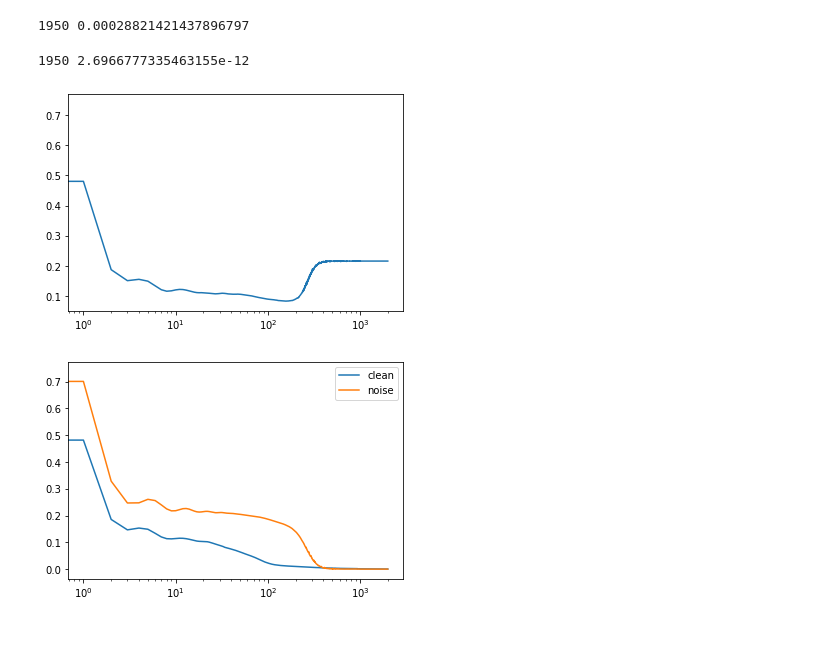
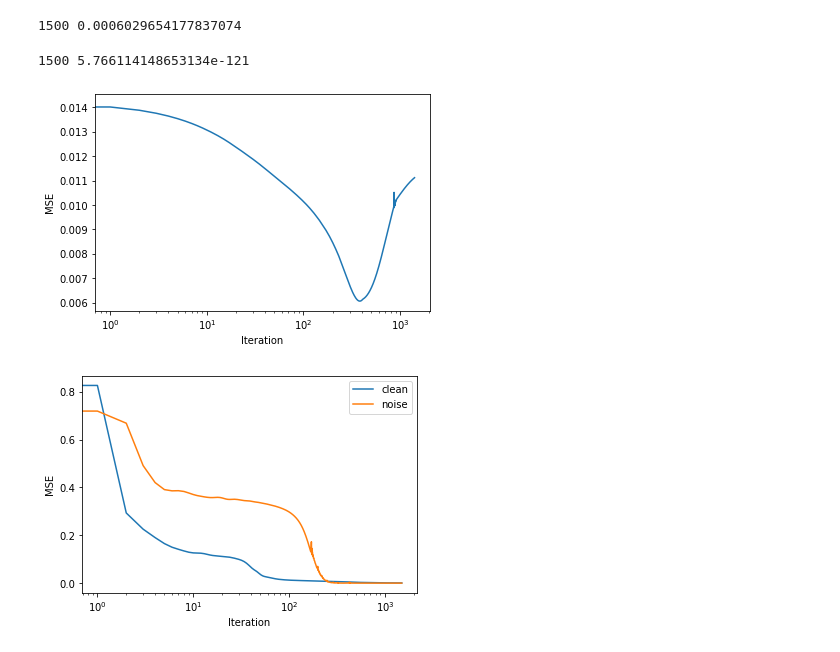
Before and after one commit to MLI-lab/imaging_MLPs, a Jupyter notebook: untrained/denoising_mixer_noU.ipynb, the cells around one changed output. Saved outputs shown, nothing was run; the diff lists cells and outputs as text; code cells hidden in the pictures.

```diff
--- a/untrained/denoising_mixer_noU.ipynb
+++ b/untrained/denoising_mixer_noU.ipynb
@@ -51,9 +56,8 @@ noisy_img = torch.FloatTensor(noisy_img).to(device)
 clean_img = torch.FloatTensor(clean_img).to(device)
 
 noise = noisy_img - clean_img
-Input = torch.rand((1,3,256,256)).to(device)
-#net_input = torch.zeros((1,3,256,256))
-#net_input.data.uniform_()
-#net_input.data *= 1./10
-#Input = net_input.to(device)
+noise = noise*torch.norm(clean_img)/torch.norm(noise)
+
+torch.manual_seed(1)
+Input = torch.rand((1,1,256,256)).to(device)
 # %%
@@ -80,9 +81,10 @@ def train(model, optimizer, Input, clean_img, noisy_img):
 
     # get the prediction
     pred = model(Input)
+    #pred = torch.clamp(pred,0,1)
 
-    mse_noisy = mse(pred, noisy_img.unsqueeze(0))
-    mse_clean = mse(pred, clean_img.unsqueeze(0))
+    mse_noisy = mse(pred, noisy_img.unsqueeze(0).unsqueeze(0))
+    mse_clean = mse(pred, clean_img.unsqueeze(0).unsqueeze(0))
 
     #one step of training
     mse_noisy.backward()
@@ -99,8 +101,9 @@ def fit(model, optimizer, Input, img):
 
     # get the prediction
     pred = model(Input)
+    #pred = torch.clamp(pred,0,1)
 
-    mse_pred = mse(pred, img.unsqueeze(0))
+    mse_pred = mse(pred, img.unsqueeze(0).unsqueeze(0))
 
     #one step of training
     mse_pred.backward()
@@ -134,11 +155,11 @@ for i in range(max_epoch):
 # %%
 #fitting clean image
 
-optimizer = optim.Adam(model_b.parameters(), lr=0.0001, weight_decay=0)
-scheduler = optim.lr_scheduler.StepLR(optimizer, step_size=1000, gamma=0.5)
+optimizer = optim.Adam(model_b.parameters(), lr=lr, weight_decay=0)
+scheduler = optim.lr_scheduler.StepLR(optimizer, step_size=decay_step, gamma=decay_gamma)
 
-max_epoch = 2000
 clean=[]
+
 
 for i in range(max_epoch):
 
@@ -150,15 +171,15 @@ for i in range(max_epoch):
     if i%50 == 0:
         print(i, err, end='\r')
 # %% [output]
-1950 0.00028821421437896797
+1500 0.0006029654177837074
 # %%
 #fitting noise
 
-optimizer = optim.Adam(model_c.parameters(), lr=0.0001, weight_decay=0)
-scheduler = optim.lr_scheduler.StepLR(optimizer, step_size=1000, gamma=0.5)
+optimizer = optim.Adam(model_c.parameters(), lr=lr, weight_decay=0)
+scheduler = optim.lr_scheduler.StepLR(optimizer, step_size=decay_step, gamma=decay_gamma)
 
-max_epoch = 2000
 noisy=[]
+
 
 for i in range(max_epoch):
 
@@ -170,16 +191,24 @@ for i in range(max_epoch):
     if i%50 == 0:
         print(i, err, end='\r')
 # %% [output]
-1950 2.6966777335463155e-12
+1500 5.766114148653134e-121
 # %%
-plt.plot(mse_clean)
+#mse_clean.insert(0,mse_clean[0])
+plt.plot(mse_clean[90:])
+plt.xlabel('Iteration')
+plt.ylabel('MSE')
 plt.xscale("log")
 # %% [output]
-[figure, old version]
+[figure, new version]
 # %%
-plt.plot(clean, label ='clean')
-plt.plot(noisy, label = 'noise')
+noisy.insert(0,noisy[0])
+clean.insert(0,clean[0])
+
+plt.plot(clean[0:], label ='clean')
+plt.plot(noisy[0:], label = 'noise')
+plt.xlabel('Iteration')
+plt.ylabel('MSE')
 plt.legend()
 plt.xscale("log")
 # %% [output]
-[figure, old version]
+[figure, new version]
```
Also changed, not shown: parts of 13 cells of this notebook, 15 other files.
